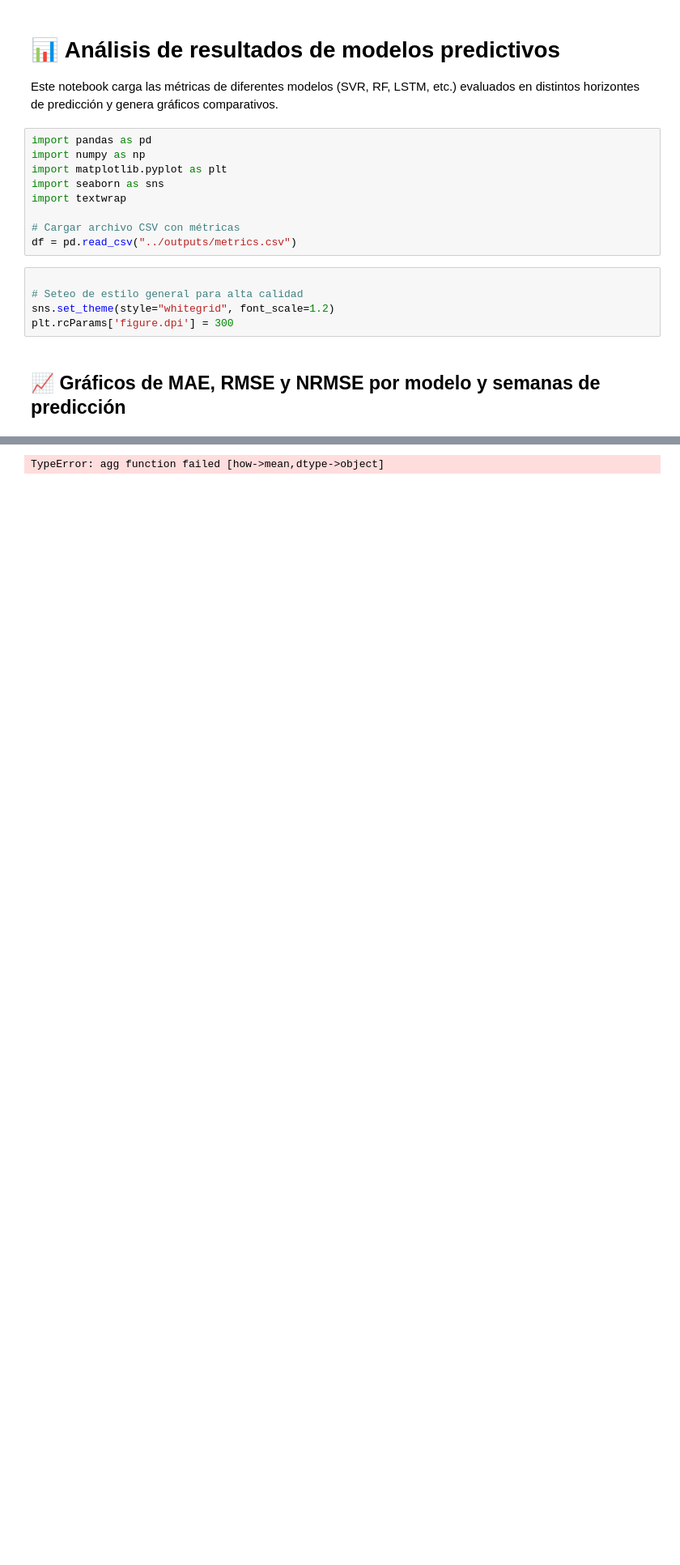
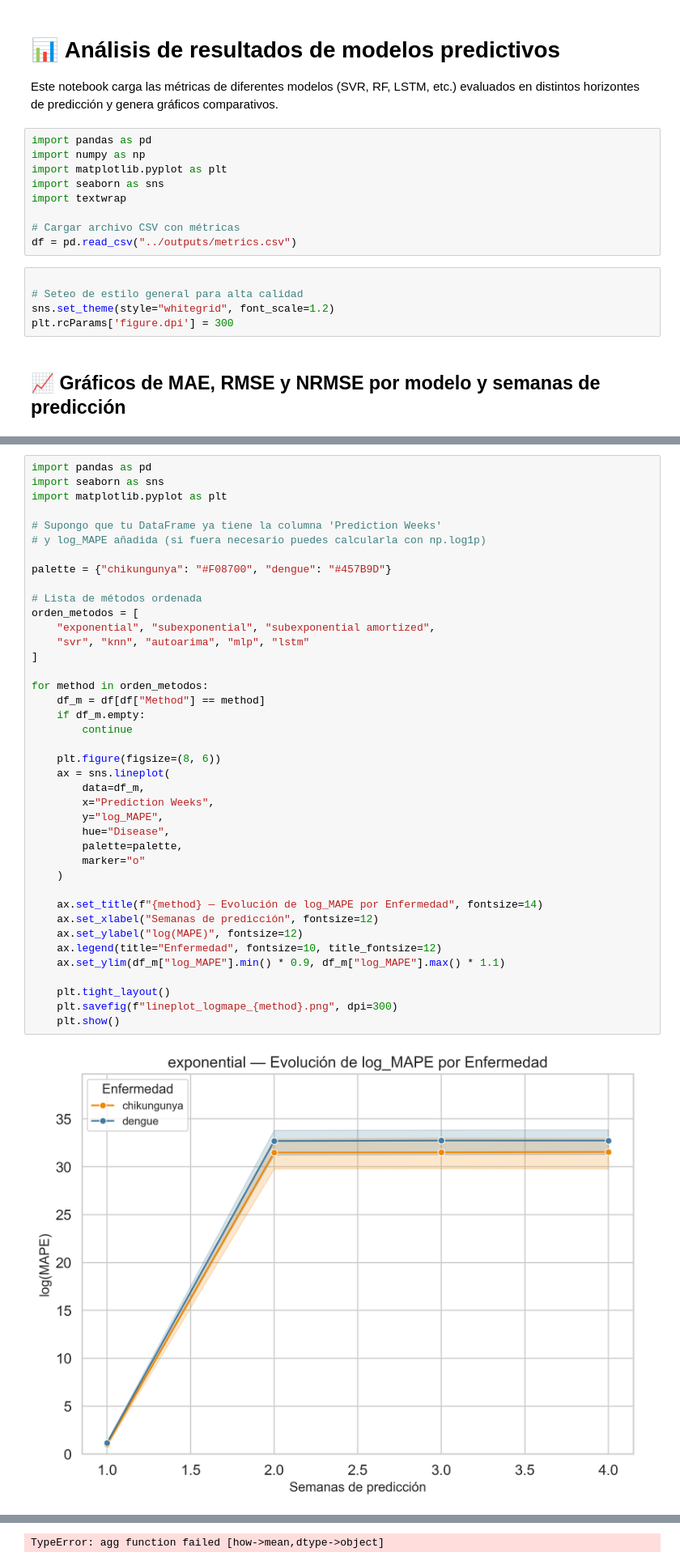
Before and after one commit to marceperez99/incidence-models-comparator, a Jupyter notebook: notebooks/analisis_modelos.ipynb, the cells around one changed output, grey strips where cells are left out. Shown at 81% size. Cells and saved outputs as stored; diff of their text form; blank space fills up the shorter version.

```diff
--- a/notebooks/analisis_modelos.ipynb
+++ b/notebooks/analisis_modelos.ipynb
@@ -151,0 +136,42 @@ plt.show()
+# %%
+import pandas as pd
+import seaborn as sns
+import matplotlib.pyplot as plt
+
+# Supongo que tu DataFrame ya tiene la columna 'Prediction Weeks'
+# y log_MAPE añadida (si fuera necesario puedes calcularla con np.log1p)
+
+palette = {"chikungunya": "#F08700", "dengue": "#457B9D"}
+
+# Lista de métodos ordenada
+orden_metodos = [
+    "exponential", "subexponential", "subexponential amortized",
+    "svr", "knn", "autoarima", "mlp", "lstm"
+]
+
+for method in orden_metodos:
+    df_m = df[df["Method"] == method]
+    if df_m.empty:
+        continue
+
+    plt.figure(figsize=(8, 6))
+    ax = sns.lineplot(
+        data=df_m,
+        x="Prediction Weeks",
+        y="log_MAPE",
+        hue="Disease",
+        palette=palette,
+        marker="o"
+    )
+
+    ax.set_title(f"{method} — Evolución de log_MAPE por Enfermedad", fontsize=14)
+    ax.set_xlabel("Semanas de predicción", fontsize=12)
+    ax.set_ylabel("log(MAPE)", fontsize=12)
+    ax.legend(title="Enfermedad", fontsize=10, title_fontsize=12)
+    ax.set_ylim(df_m["log_MAPE"].min() * 0.9, df_m["log_MAPE"].max() * 1.1)
+
+    plt.tight_layout()
+    plt.savefig(f"lineplot_logmape_{method}.png", dpi=300)
+    plt.show()
+# %% [output]
+[figure, added]
```
Also changed, not shown: parts of 6 cells of this notebook, 3 other files.
